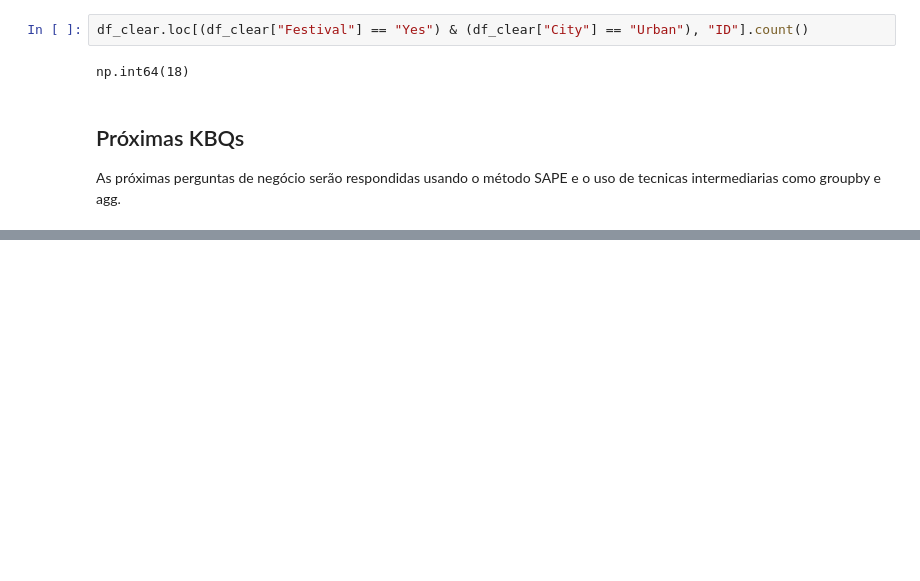
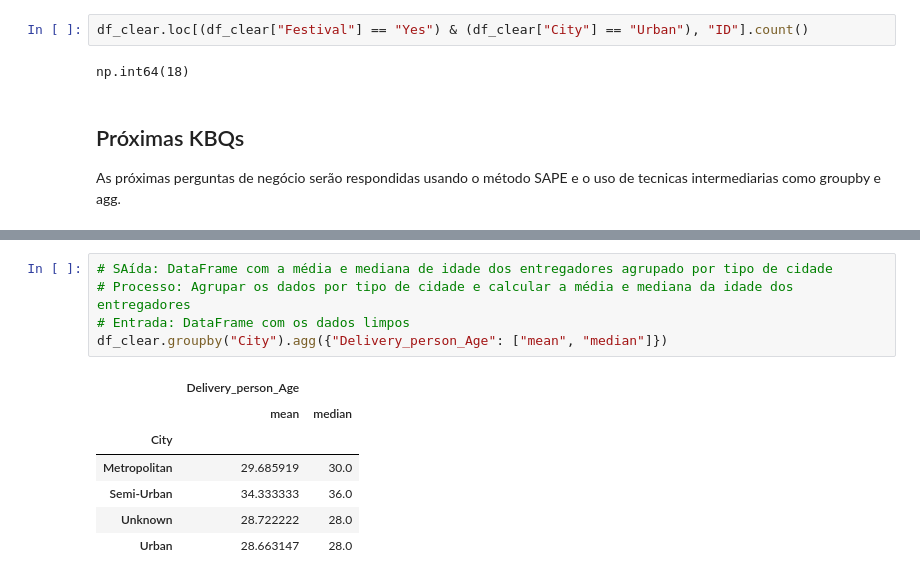
Before and after one commit to luc457x/CDS-PA, a Jupyter notebook: notebook.ipynb, the cells around one changed output, grey strips where cells are left out. Cells and saved outputs as stored; diff of their text form; blank space fills up the shorter version.

```diff
--- a/notebook.ipynb
+++ b/notebook.ipynb
@@ -575,2 +580,15 @@ As próximas perguntas de negócio serão respondidas usando o método SAPE e o
+# %%
+# SAída: DataFrame com a média e mediana de idade dos entregadores agrupado por tipo de cidade
+# Processo: Agrupar os dados por tipo de cidade e calcular a média e mediana da idade dos entregadores
+# Entrada: DataFrame com os dados limpos
+df_clear.groupby("City").agg({"Delivery_person_Age": ["mean", "median"]})
+# %% [output]
+|  | Delivery_person_Age |  |
+|  | mean | median |
+| City |  |  |
+| Metropolitan | 29.685919 | 30.0 |
+| Semi-Urban | 34.333333 | 36.0 |
+| Unknown | 28.722222 | 28.0 |
+| Urban | 28.663147 | 28.0 |
 # %% [markdown]
 ### 2. Qual a média das avaliações das entregas feitas por densidade de tráfego?
```
Also changed, not shown: parts of 21 cells of this notebook.
